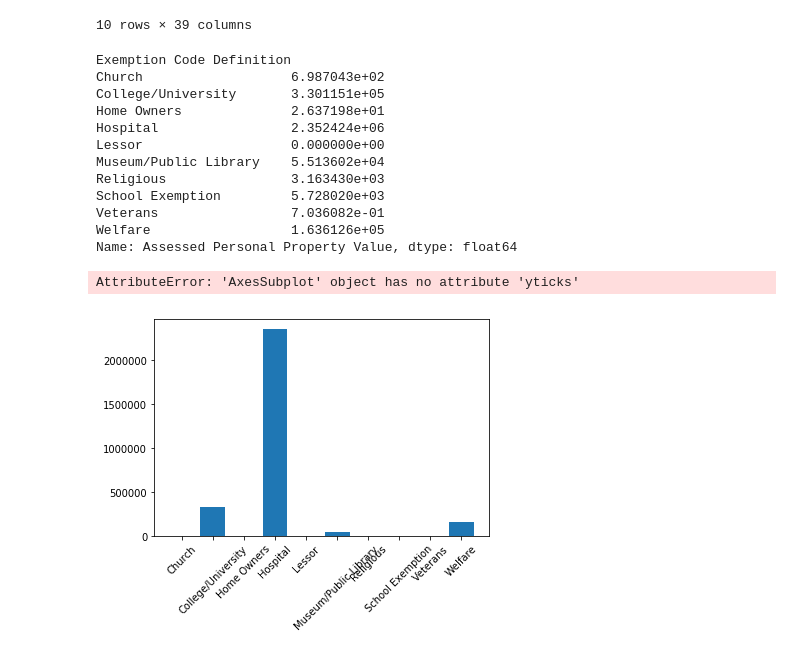
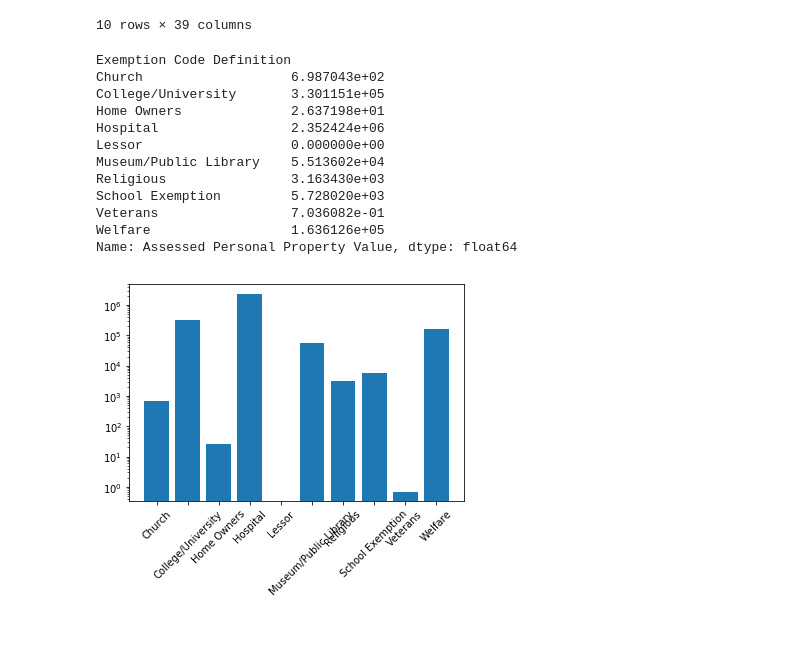
Before and after one commit to daericks/datasf, a Jupyter notebook: notebooks/property_tax_rolls-explore.ipynb, the cells around one changed output. Saved outputs shown, nothing was run; the diff lists cells and outputs as text; code cells hidden in the pictures.

```diff
--- a/notebooks/property_tax_rolls-explore.ipynb
+++ b/notebooks/property_tax_rolls-explore.ipynb
@@ -273,22 +273,21 @@ df_exCode_nhood_appval
 # %%
 df_exCode_appval = df.groupby(by='Exemption Code Definition')['Assessed Personal Property Value'].mean()
 print(df_exCode_appval)
 fig, ax = plt.subplots(figsize=(6,4))
 plt.bar(height=df_exCode_appval, x=df_exCode_appval.index)
 plt.xticks(rotation=45)
-ax.yticks(log=True)
+ax.set_yscale('log')
 # %% [output]
 Exemption Code Definition
 Church                   6.987043e+02
 College/University       3.301151e+05
 Home Owners              2.637198e+01
 Hospital                 2.352424e+06
 Lessor                   0.000000e+00
 Museum/Public Library    5.513602e+04
 Religious                3.163430e+03
 School Exemption         5.728020e+03
 Veterans                 7.036082e-01
 Welfare                  1.636126e+05
 Name: Assessed Personal Property Value, dtype: float64
-AttributeError: 'AxesSubplot' object has no attribute 'yticks'
-[figure, old version]
+[figure, new version]
```
Also changed, not shown: 1 other file.
